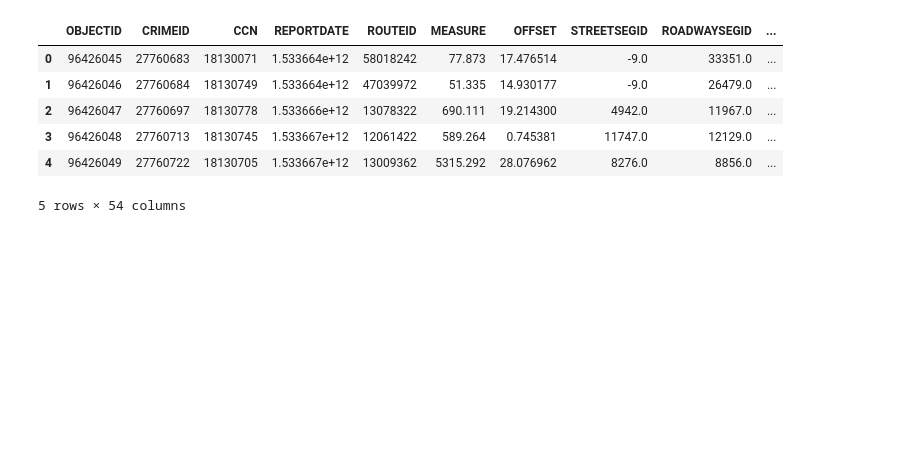
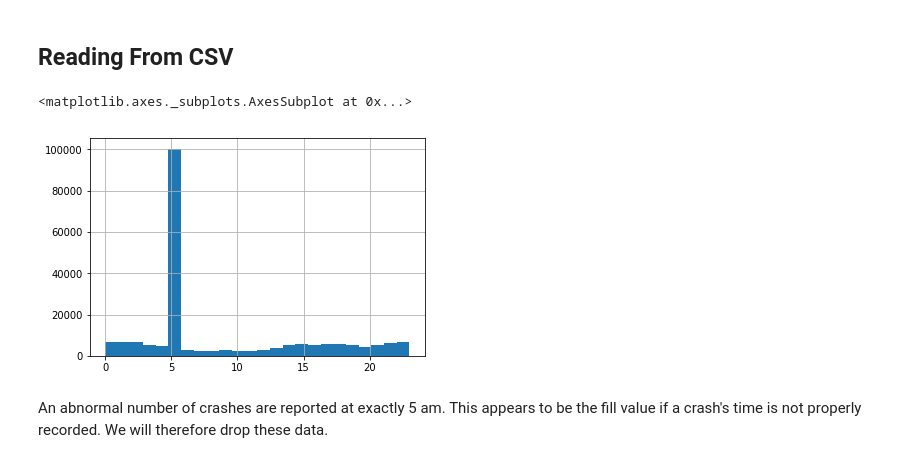
Before and after one commit to aschams/FlatironProject3, a Jupyter notebook: DC_Crashes-as.ipynb, the cells around one changed output. Drawn from its saved outputs; the diff is of its cells as text; code cells hidden in the pictures; blank space fills up the shorter version.

```diff
--- a/DC_Crashes-as.ipynb
+++ b/DC_Crashes-as.ipynb
@@ -38,10 +23,0 @@ KeyError: 'features'
-# %%
-df.head()
-# %% [output]
-|  | OBJECTID | CRIMEID | CCN | REPORTDATE | ROUTEID | MEASURE | OFFSET | STREETSEGID | ROADWAYSEGID | ... |
-| 0 | 96426045 | 27760683 | 18130071 | 1.533664e+12 | 58018242 | 77.873 | 17.476514 | -9.0 | 33351.0 | ... |
-| 1 | 96426046 | 27760684 | 18130749 | 1.533664e+12 | 47039972 | 51.335 | 14.930177 | -9.0 | 26479.0 | ... |
-| 2 | 96426047 | 27760697 | 18130778 | 1.533666e+12 | 13078322 | 690.111 | 19.214300 | 4942.0 | 11967.0 | ... |
-| 3 | 96426048 | 27760713 | 18130745 | 1.533667e+12 | 12061422 | 589.264 | 0.745381 | 11747.0 | 12129.0 | ... |
-| 4 | 96426049 | 27760722 | 18130705 | 1.533667e+12 | 13009362 | 5315.292 | 28.076962 | 8276.0 | 8856.0 | ... |
-5 rows × 54 columns
@@ -47,0 +26,24 @@ df.head()
+# %% [markdown]
+## Reading From CSV
+# %%
+df = pd.read_csv("Crashes_in_DC.csv")
+# %%
+df.REPORTDATE = pd.to_datetime(df.REPORTDATE)
+df.FROMDATE = pd.to_datetime(df.FROMDATE)
+df.TODATE = pd.to_datetime(df.TODATE)
+df["report_second"] = df.REPORTDATE.apply(lambda date: date.second)
+df["report_minute"] = df.REPORTDATE.apply(lambda date: date.minute)
+df["report_hour"] = df.REPORTDATE.apply(lambda date: date.hour)
+df['report_day'] = df.REPORTDATE.apply(lambda date: date.day)
+df["report_month"] = df.REPORTDATE.apply(lambda date: date.month)
+df["report_year"] = df.REPORTDATE.apply(lambda date: date.year)
+df["report_day_of_week"] = df.REPORTDATE.apply(lambda date: date.dayofweek)
+df["quadrant"] = df.ADDRESS.str.extract(r" ([NS][WE])\b")
+df["ward"] = df.WARD.str.extract(r"([1-8])")
+# %%
+df.report_hour.hist(bins=24)
+# %% [output]
+<matplotlib.axes._subplots.AxesSubplot at 0x...>
+[figure, added]
+# %% [markdown]
+An abnormal number of crashes are reported at exactly 5 am. This appears to be the fill value if a crash's time is not properly recorded. We will therefore drop these data.
```
Also changed, not shown: parts of 45 cells of this notebook, 3 other files.
